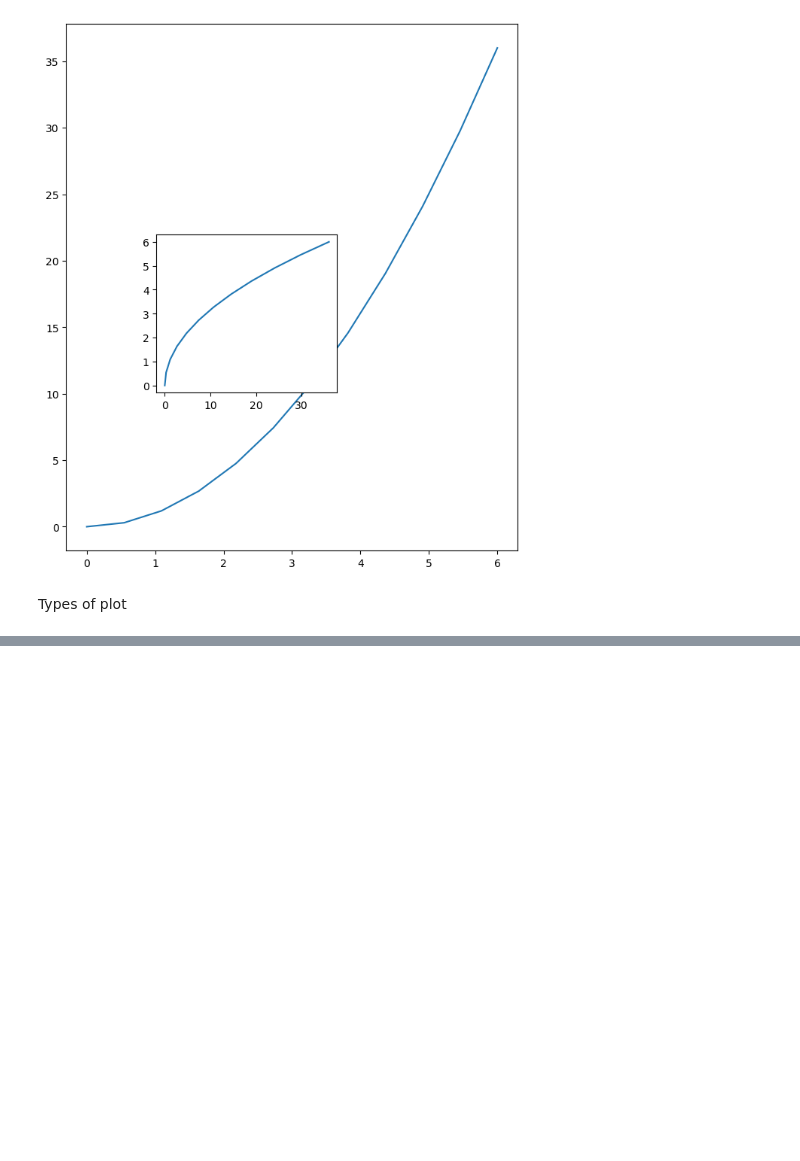
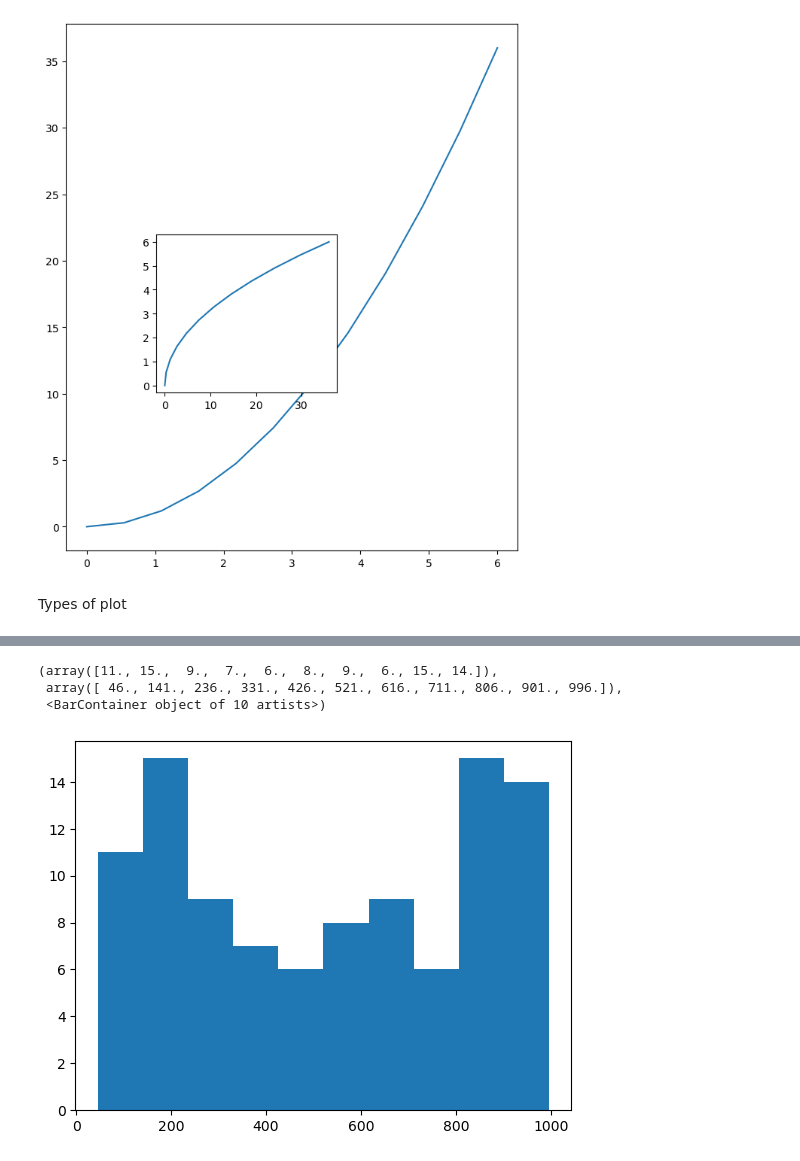
Before and after one commit to princeXcode-ai/Matplotlip_learning, a Jupyter notebook: matplotlib.ipynb, the cells around one changed output, grey strips where cells are left out. Cells and saved outputs as stored; diff of their text form; code cells hidden in the pictures; blank space fills up the shorter version.

```diff
--- a/matplotlib.ipynb
+++ b/matplotlib.ipynb
@@ -53,0 +66,9 @@ Types of plot
+# %%
+from random import sample
+data = sample(range(1,1000),100)
+plt.hist(data)
+# %% [output]
+(array([11., 15.,  9.,  7.,  6.,  8.,  9.,  6., 15., 14.]),
+ array([ 46., 141., 236., 331., 426., 521., 616., 711., 806., 901., 996.]),
+ <BarContainer object of 10 artists>)
+[figure, added]
```
Also changed, not shown: parts of 12 cells of this notebook, 2 other files.
